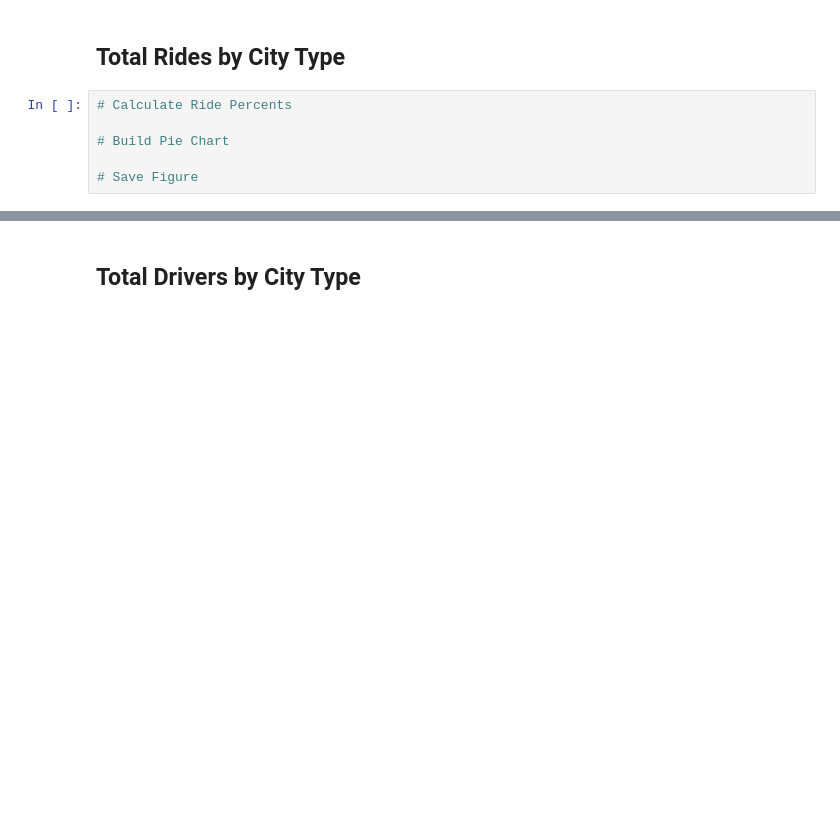
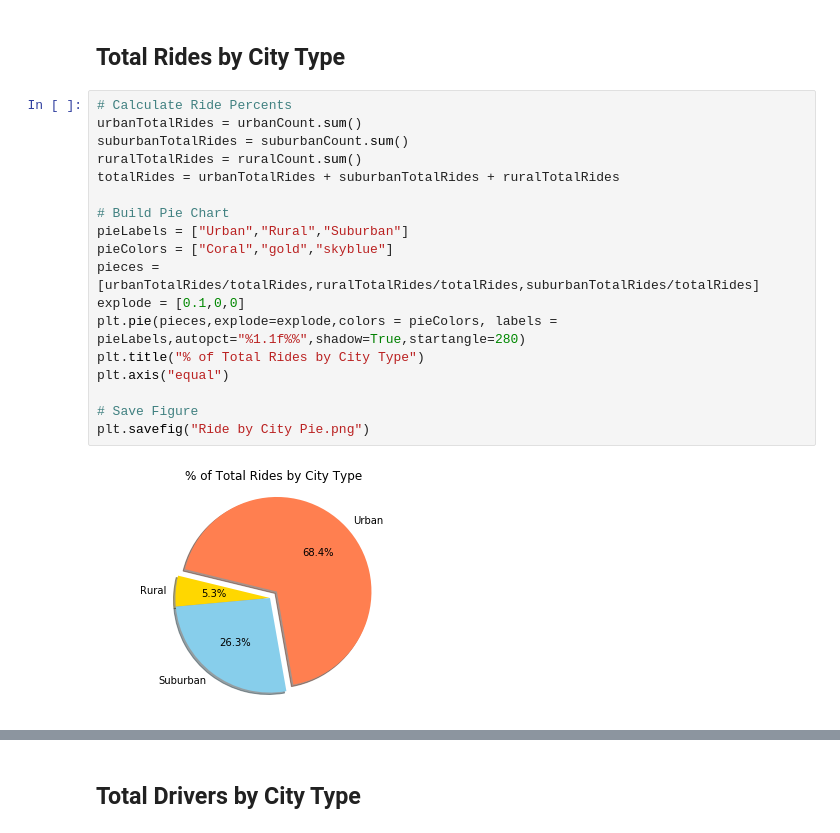
Before and after one commit to jaeglee94/allHomework, a Jupyter notebook: 5 Matplotlib Homework/Pyber/pyber_starter.ipynb, the cells around one changed output, grey strips where cells are left out. Drawn from its saved outputs; the diff is of its cells as text; blank space fills up the shorter version.

```diff
--- a/5 Matplotlib Homework/Pyber/pyber_starter.ipynb
+++ b/5 Matplotlib Homework/Pyber/pyber_starter.ipynb
@@ -103,11 +125,25 @@ plt.show()
 # %% [markdown]
 ## Total Rides by City Type
-# %%
-# Calculate Ride Percents
-
-# Build Pie Chart
-
-# Save Figure
+# %%
+# Calculate Ride Percents
+urbanTotalRides = urbanCount.sum()
+suburbanTotalRides = suburbanCount.sum()
+ruralTotalRides = ruralCount.sum()
+totalRides = urbanTotalRides + suburbanTotalRides + ruralTotalRides
+
+# Build Pie Chart
+pieLabels = ["Urban","Rural","Suburban"]
+pieColors = ["Coral","gold","skyblue"]
+pieces = [urbanTotalRides/totalRides,ruralTotalRides/totalRides,suburbanTotalRides/totalRides]
+explode = [0.1,0,0]
+plt.pie(pieces,explode=explode,colors = pieColors, labels = pieLabels,autopct="%1.1f%%",shadow=True,startangle=280)
+plt.title("% of Total Rides by City Type")
+plt.axis("equal")
+
+# Save Figure
+plt.savefig("Ride by City Pie.png")
+# %% [output]
+[figure, added]
 # %%
 # Show Figure
 plt.show()
```
Also changed, not shown: parts of 9 cells of this notebook.
